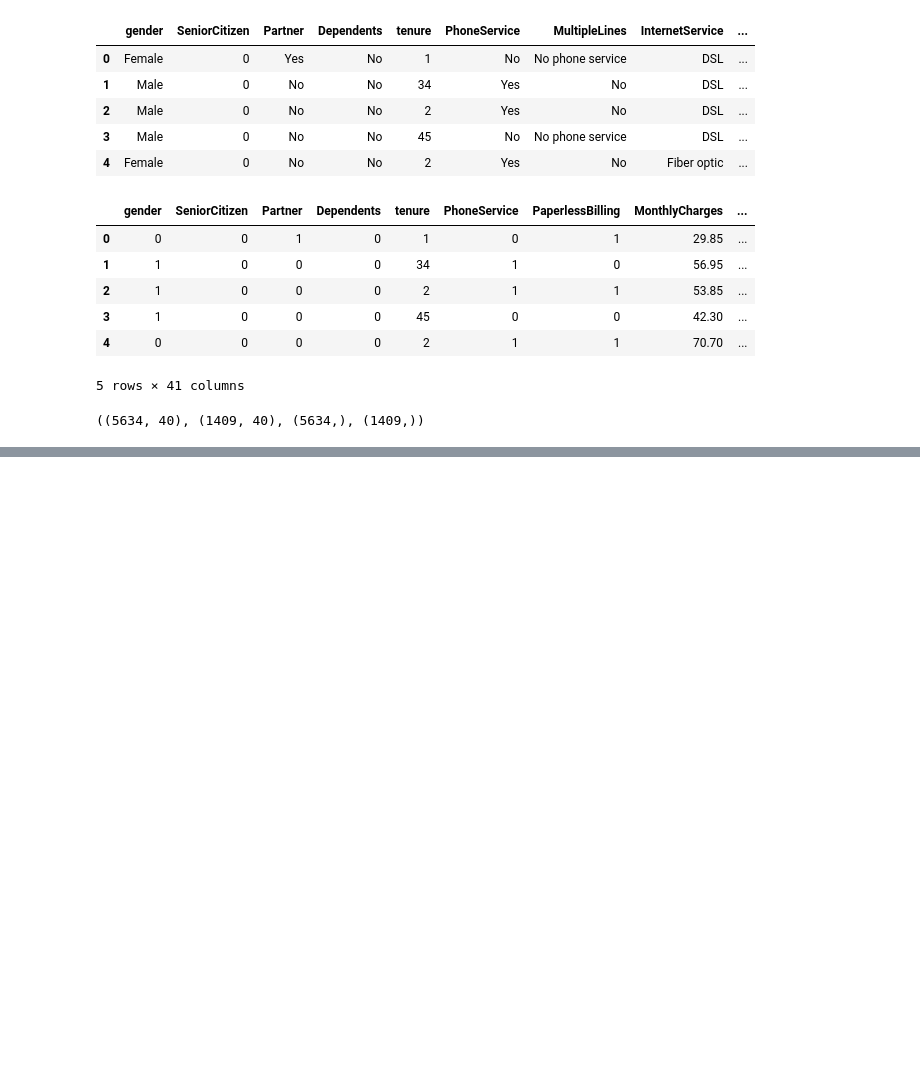
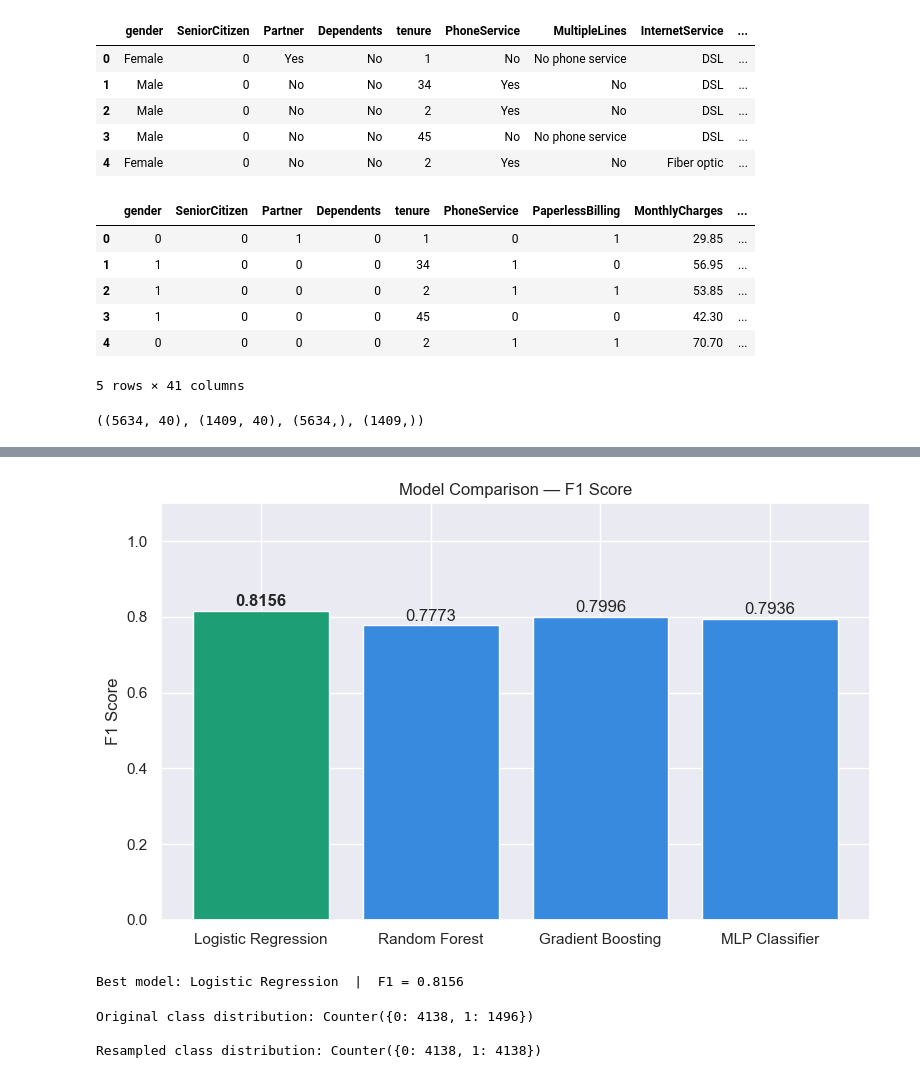
Before and after one commit to ivan-block/Customer-Churn, a Jupyter notebook: churn.ipynb, the cells around one changed output, grey strips where cells are left out. Drawn from its saved outputs; the diff is of its cells as text; code cells hidden in the pictures; blank space fills up the shorter version.

```diff
--- a/churn.ipynb
+++ b/churn.ipynb
@@ -128,7 +132,7 @@ plt.show()
 lr_report = classification_report(y_test, lr_ypred)
 
 lr_cv = cross_val_score(lr, X_train, y_train, cv=5, scoring='roc_auc')
-lr_f1score = f1_score(y_test, lr_ypred)
+lr_f1score = f1_score(y_test, lr_ypred, average='weighted')
 lr_accuracy = accuracy_score(y_test, lr_ypred)
 lr_roc_auc = roc_auc_score(y_test, lr.predict_proba(X_test)[:, 1])
 lr_avg_precision = average_precision_score(y_test, lr.predict_proba(X_test)[:, 1])
@@ -211,6 +215,6 @@ plt.show()
 # %%
 gb_report = classification_report(y_test, gb_ypred)
-gb_f1score = f1_score(y_test, gb_ypred)
+gb_f1score = f1_score(y_test, gb_ypred, average='weighted')
 gb_accuracy = accuracy_score(y_test, gb_ypred)
 gb_roc_auc = roc_auc_score(y_test, gb.predict_proba(X_test)[:, 1])
 gb_avg_precision = average_precision_score(y_test, gb.predict_proba(X_test)[:, 1])
@@ -237,0 +262,12 @@ Average Precision Score - Gradient Boosting: 0.6939990708450057
+# %%
+mlp_report = classification_report(y_test, mlp_ypred)
+mlp_f1score = f1_score(y_test, mlp_ypred, average='weighted')
+mlp_accuracy = accuracy_score(y_test, mlp_ypred)
+mlp_roc_auc = roc_auc_score(y_test, mlp.predict_proba(X_test)[:, 1])
+mlp_avg_precision = average_precision_score(y_test, mlp.predict_proba(X_test)[:, 1])
+
+print("Classification Report - MLP Classifier:\n", mlp_report)
+print("F1 Score - MLP Classifier:", mlp_f1score)
+print("Accuracy - MLP Classifier:", mlp_accuracy)
+print("ROC AUC Score - MLP Classifier:", mlp_roc_auc)
+print("Average Precision Score - MLP Classifier:", mlp_avg_precision)
@@ -237,0 +289,38 @@ Average Precision Score - Gradient Boosting: 0.6939990708450057
+# %%
+models = ['Logistic Regression', 'Random Forest', 'Gradient Boosting', 'MLP Classifier']
+F1_scores = [lr_f1score, rf_f1score, gb_f1score, mlp_f1score]
+
+best_idx = int(np.argmax(F1_scores))
+colors   = ['#1D9E75' if i == best_idx else '#378ADD' for i in range(4)]
+
+fig, ax = plt.subplots(figsize=(8, 5))
+bars = ax.bar(models, F1_scores, color=colors)
+
+for i, (bar, score) in enumerate(zip(bars, F1_scores)):
+    label = f'{score:.4f}'
+    ax.text(bar.get_x() + bar.get_width()/2, bar.get_height() + 0.005,
+            label, ha='center', va='bottom', fontweight='bold' if i == best_idx else 'normal')
+
+ax.set_ylim(0, 1.1)
+ax.set_ylabel('F1 Score')
+ax.set_title('Model Comparison — F1 Score')
+plt.tight_layout()
+plt.show()
+
+print(f"Best model: {models[best_idx]}  |  F1 = {F1_scores[best_idx]:.4f}")
+# %% [output]
+[figure, added]
+Best model: Logistic Regression  |  F1 = 0.8156
+# %%
+counter = Counter(y_train)
+print("Original class distribution:", counter)
+
+smote = SMOTE(random_state=42)
+X_train_resampled, y_train_resampled = smote.fit_resample(X_train, y_train)
+
+counter_resampled = Counter(y_train_resampled)
+print("\nResampled class distribution:", counter_resampled)
+# %% [output]
+Original class distribution: Counter({0: 4138, 1: 1496})
+
+Resampled class distribution: Counter({0: 4138, 1: 4138})
```
Also changed, not shown: parts of 19 cells of this notebook, 1 other file.
